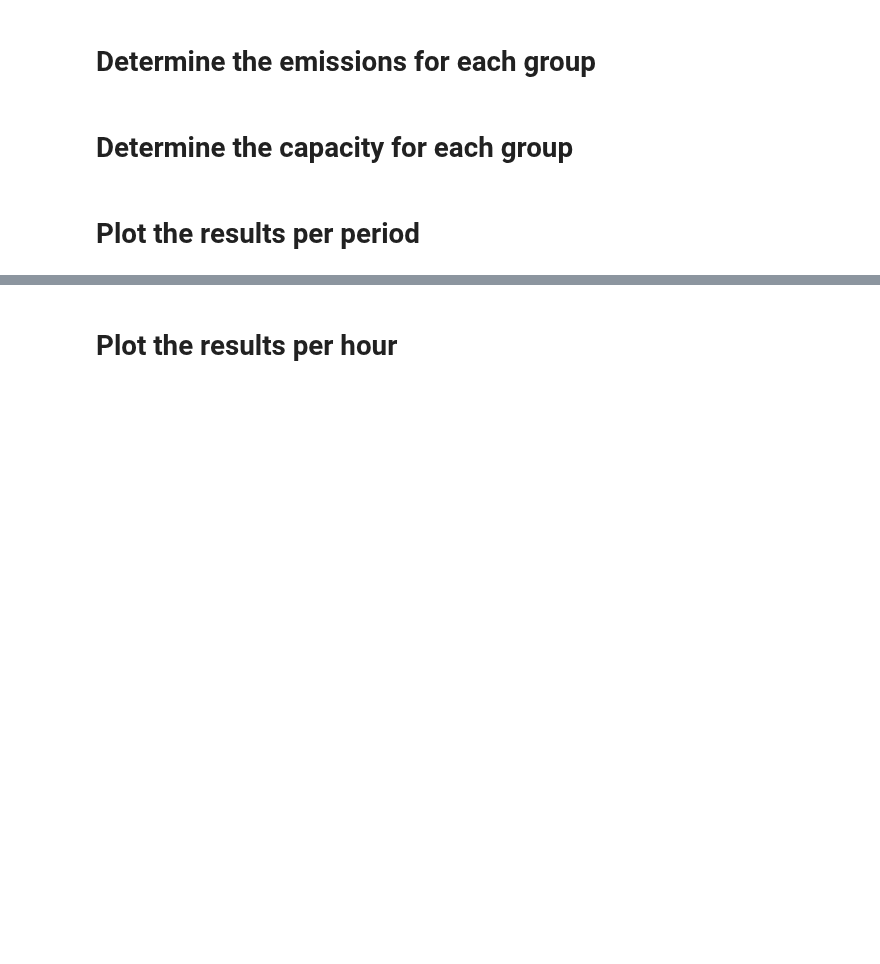
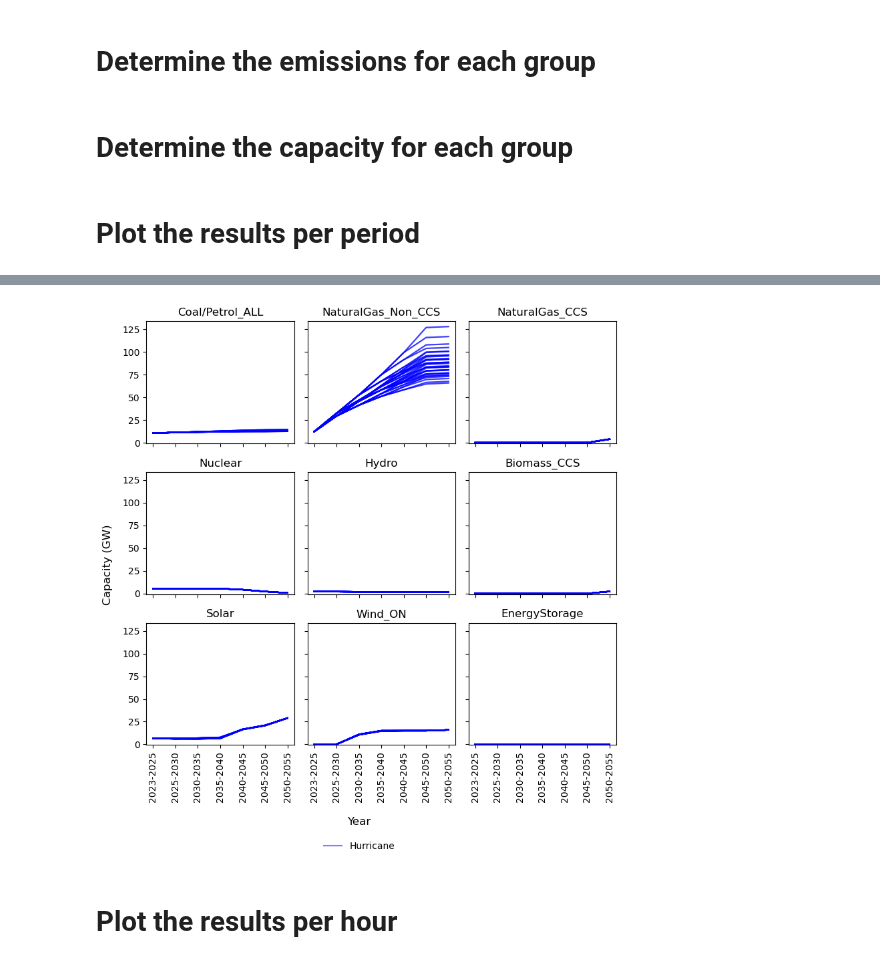
Before and after one commit to vaduraes/TemoaHurricane_V2, a Jupyter notebook: InterpretResults/PlotResultsStochastic.ipynb, the cells around one changed output, grey strips where cells are left out. Drawn from its saved outputs; the diff is of its cells as text; code cells hidden in the pictures; blank space fills up the shorter version.

```diff
--- a/InterpretResults/PlotResultsStochastic.ipynb
+++ b/InterpretResults/PlotResultsStochastic.ipynb
@@ -335,2 +335,12 @@ Plot(Iten,PlotGroups)
+# %%
+################################
+Iten="Capacity" # "Activity" or "Emissions" or "Capacity"
+PlotGroups=[]
+PlotGroups.append(["Coal/Petrol_ALL","NaturalGas_Non_CCS", "NaturalGas_CCS"])#Line 1
+PlotGroups.append(["Nuclear","Hydro", "Biomass_CCS"])#Line 2
+PlotGroups.append(["Solar","Wind_ON", "EnergyStorage"])
+Plot(Iten,PlotGroups)
+# %% [output]
+[figure, added]
 # %% [markdown]
 # Plot the results per hour
```
Also changed, not shown: parts of 2 cells of this notebook, 16 other files.
